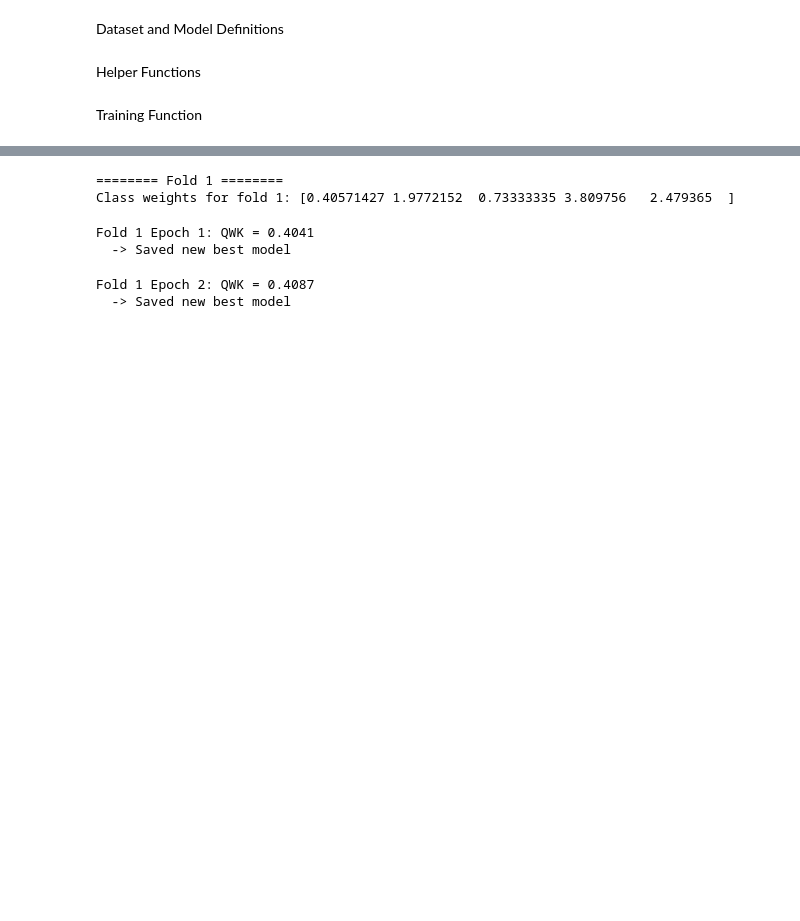
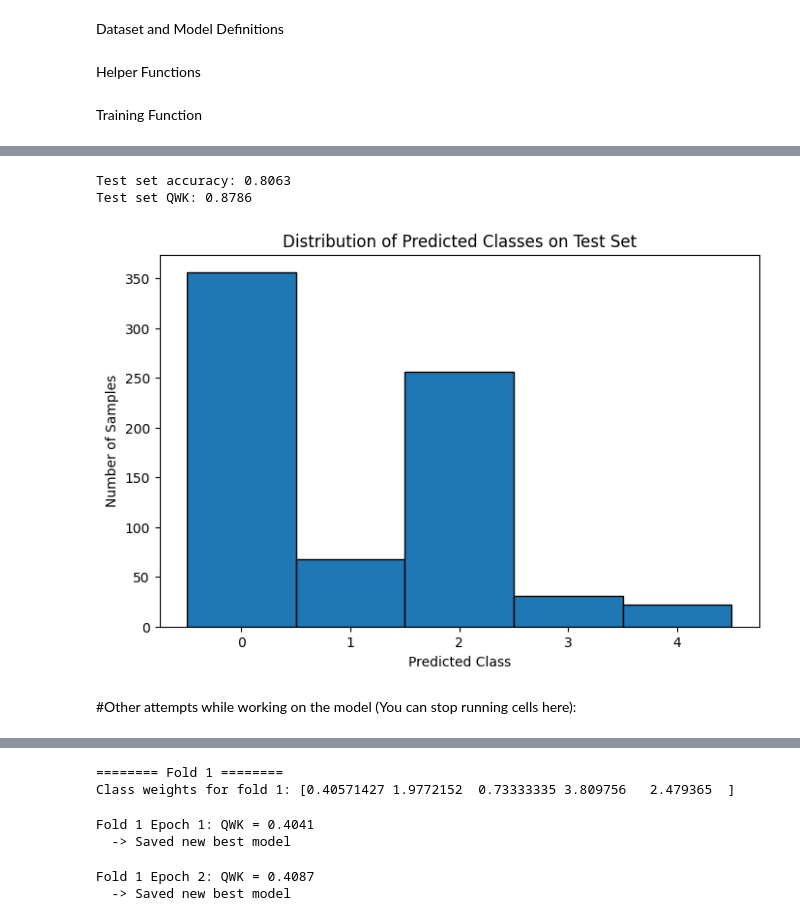
Before and after one commit to andrewjc03/cs284a-project, a Jupyter notebook: DR_Detection.ipynb, the cells around one changed output, grey strips where cells are left out. Saved outputs shown, nothing was run; the diff lists cells and outputs as text; code cells hidden in the pictures; blank space fills up the shorter version.

Commit message:
Implemented ordinal regression with ResNet50

```diff
--- a/DR_Detection.ipynb
+++ b/DR_Detection.ipynb
@@ -88,6 +95,19 @@ def get_loaders(fold):
     val_loader   = DataLoader(val_dataset, batch_size=32, shuffle=False, num_workers=0)
 
     return train_loader, val_loader
+# %%
+def ordinal_encode(labels, num_classes=5):
+    """
+    labels: (B,) tensor of 0..4
+    returns (B, 4) ordinal labels
+    """
+    batch_size = labels.size(0)
+    thresholds = torch.arange(num_classes-1).to(labels.device)
+    return (labels.unsqueeze(1) > thresholds).float()
+
+def ordinal_decode(logits):
+    probs = torch.sigmoid(logits)
+    return torch.sum(probs > 0.5, dim=1)
 # %% [markdown]
 Training Function
 # %%
@@ -208,0 +317,27 @@ Fold 5: train=2344, val=585
+# %%
+# Accuracy
+true_labels = torch.tensor(test_df["diagnosis"].values)
+accuracy = (final_preds == true_labels).sum().item() / len(true_labels)
+print(f"Test set accuracy: {accuracy:.4f}")
+
+#QWK
+y_true = true_labels.numpy() if torch.is_tensor(true_labels) else true_labels
+y_pred = final_preds.numpy() if torch.is_tensor(final_preds) else final_preds
+
+qwk = cohen_kappa_score(y_true, y_pred, weights='quadratic')
+print(f"Test set QWK: {qwk:.4f}")
+
+# Distribution plot
+plt.figure(figsize=(8,5))
+plt.hist(final_preds.numpy(), bins=np.arange(6)-0.5, edgecolor='black')
+plt.xticks(range(5))
+plt.xlabel("Predicted Class")
+plt.ylabel("Number of Samples")
+plt.title("Distribution of Predicted Classes on Test Set")
+plt.show()
+# %% [output]
+Test set accuracy: 0.8063
+Test set QWK: 0.8786
+[figure, added]
+# %% [markdown]
+#Other attempts while working on the model (You can stop running cells here):
```
Also changed, not shown: parts of 18 cells of this notebook.
